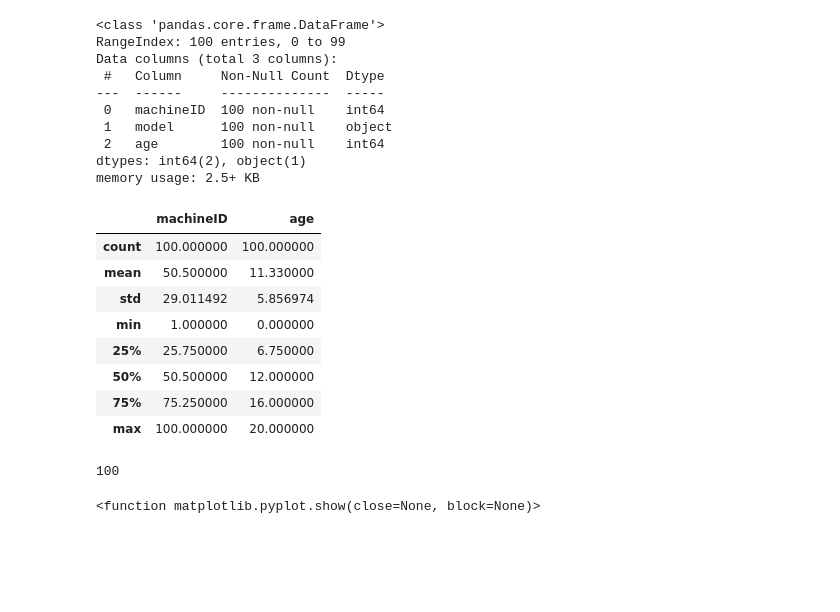
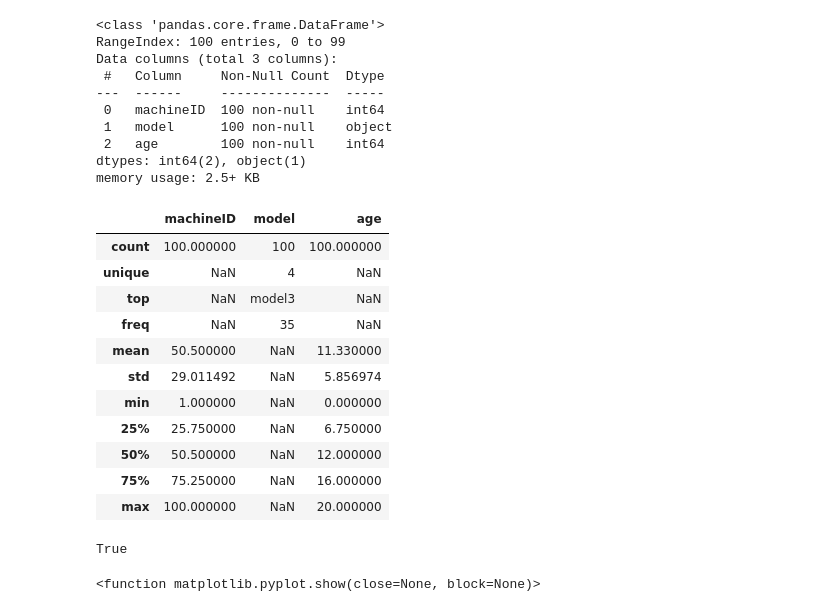
Before and after one commit to l-hamm/predictive-maintenance, a Jupyter notebook: data_insights.ipynb, the cells around one changed output. Drawn from its saved outputs; the diff is of its cells as text; code cells hidden in the pictures; blank space fills up the shorter version.

```diff
--- a/data_insights.ipynb
+++ b/data_insights.ipynb
@@ -60,22 +72,25 @@ Data columns (total 3 columns):
 dtypes: int64(2), object(1)
 memory usage: 2.5+ KB
 # %%
-df_machines.describe()
+df_machines.describe(include='all')
 # %% [output]
-|  | machineID | age |
-| count | 100.000000 | 100.000000 |
-| mean | 50.500000 | 11.330000 |
-| std | 29.011492 | 5.856974 |
-| min | 1.000000 | 0.000000 |
-| 25% | 25.750000 | 6.750000 |
-| 50% | 50.500000 | 12.000000 |
-| 75% | 75.250000 | 16.000000 |
-| max | 100.000000 | 20.000000 |
+|  | machineID | model | age |
+| count | 100.000000 | 100 | 100.000000 |
+| unique | NaN | 4 | NaN |
+| top | NaN | model3 | NaN |
+| freq | NaN | 35 | NaN |
+| mean | 50.500000 | NaN | 11.330000 |
+| std | 29.011492 | NaN | 5.856974 |
+| min | 1.000000 | NaN | 0.000000 |
+| 25% | 25.750000 | NaN | 6.750000 |
+| 50% | 50.500000 | NaN | 12.000000 |
+| 75% | 75.250000 | NaN | 16.000000 |
+| max | 100.000000 | NaN | 20.000000 |
 # %%
 # check if machineID is unique
-len(df_machines.machineID.unique())
+df_machines.machineID.is_unique
 # %% [output]
-100
+True
 # %%
 #Histogram: number of machines by age
 df_machines.age.hist(bins=10, figsize=(5,5)).set_title('Number of machines by age')
```
Also changed, not shown: parts of 43 cells of this notebook.
